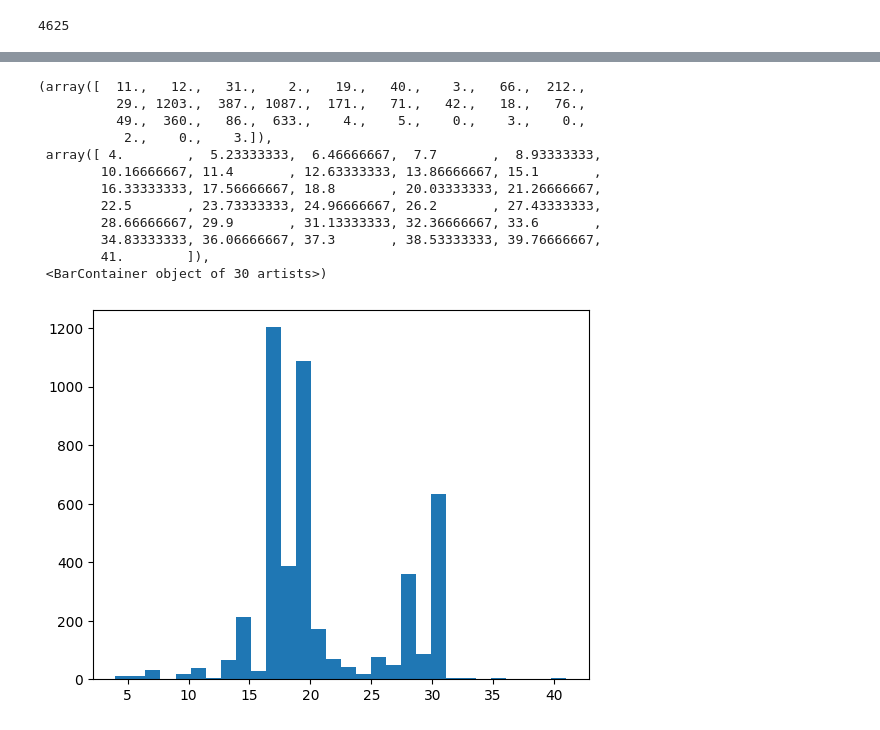
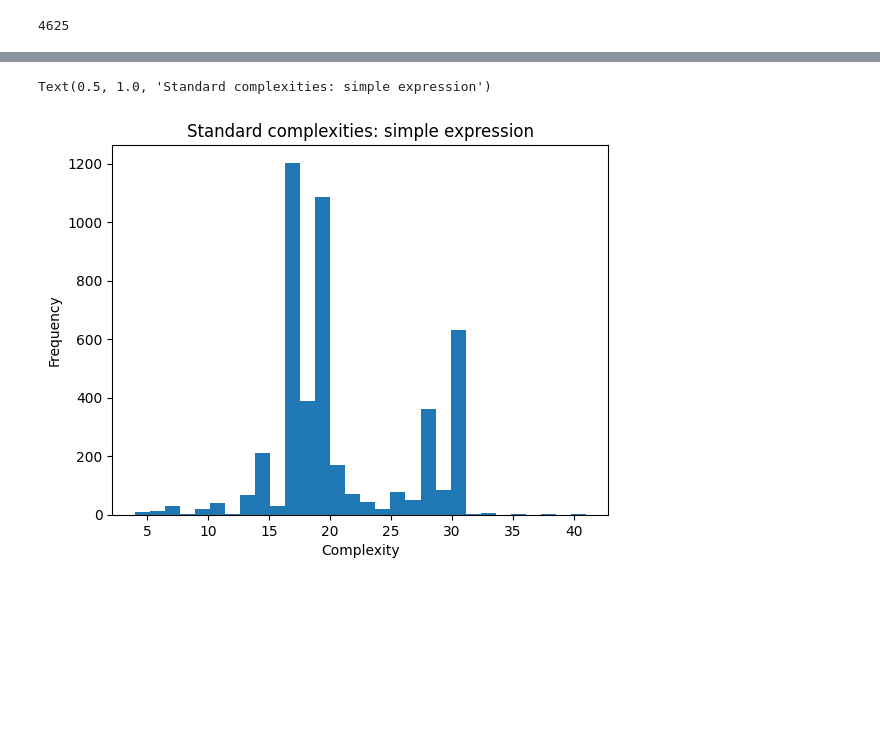
Before and after one commit to elizabethsztan/SR_with_LLM_Complexity, a Jupyter notebook: analysis.ipynb, the cells around one changed output, grey strips where cells are left out. Cells and saved outputs as stored; diff of their text form; code cells hidden in the pictures; blank space fills up the shorter version.

```diff
--- a/analysis.ipynb
+++ b/analysis.ipynb
@@ -39,19 +31,11 @@ plt.hist(llm_complexities, bins = 30)
 # %%
 plt.hist(standard_complexities, bins = 30)
+plt.xlabel('Complexity')
+plt.ylabel('Frequency')
+plt.title('Standard complexities: simple expression')
 # %% [output]
-(array([  11.,   12.,   31.,    2.,   19.,   40.,    3.,   66.,  212.,
-          29., 1203.,  387., 1087.,  171.,   71.,   42.,   18.,   76.,
-          49.,  360.,   86.,  633.,    4.,    5.,    0.,    3.,    0.,
-           2.,    0.,    3.]),
- array([ 4.        ,  5.23333333,  6.46666667,  7.7       ,  8.93333333,
-        10.16666667, 11.4       , 12.63333333, 13.86666667, 15.1       ,
-        16.33333333, 17.56666667, 18.8       , 20.03333333, 21.26666667,
-        22.5       , 23.73333333, 24.96666667, 26.2       , 27.43333333,
-        28.66666667, 29.9       , 31.13333333, 32.36666667, 33.6       ,
-        34.83333333, 36.06666667, 37.3       , 38.53333333, 39.76666667,
-        41.        ]),
- <BarContainer object of 30 artists>)
+Text(0.5, 1.0, 'Standard complexities: simple expression')
-[figure, old version]
+[figure, new version]
 # %%
 with open("experimental_results/complex_expression/llm_complexity_log.json", "r") as f:
     llm_complexities_complex = json.load(f)
```
Also changed, not shown: parts of 3 cells of this notebook.
